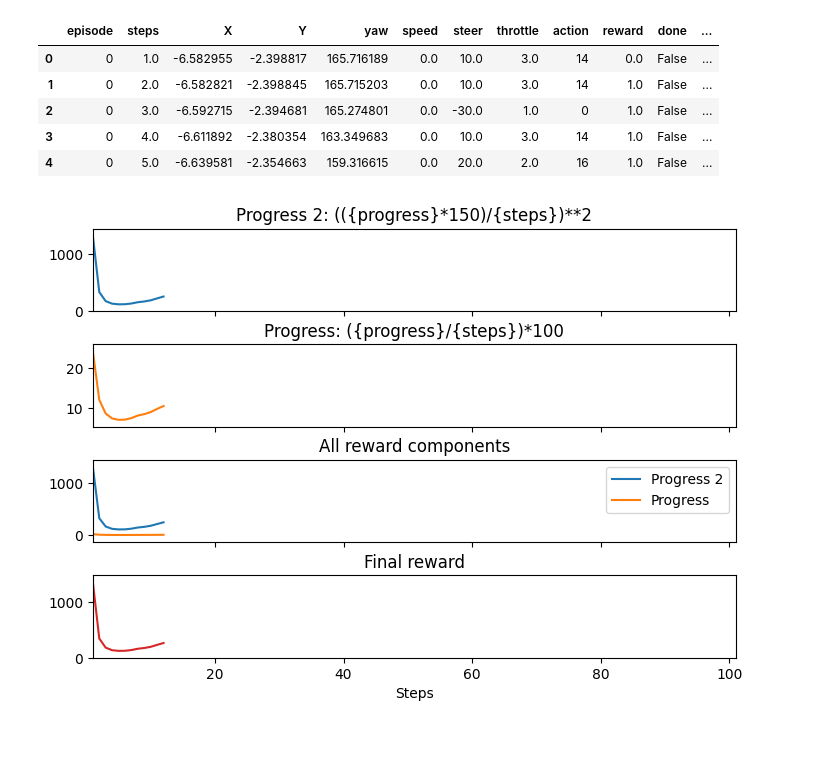
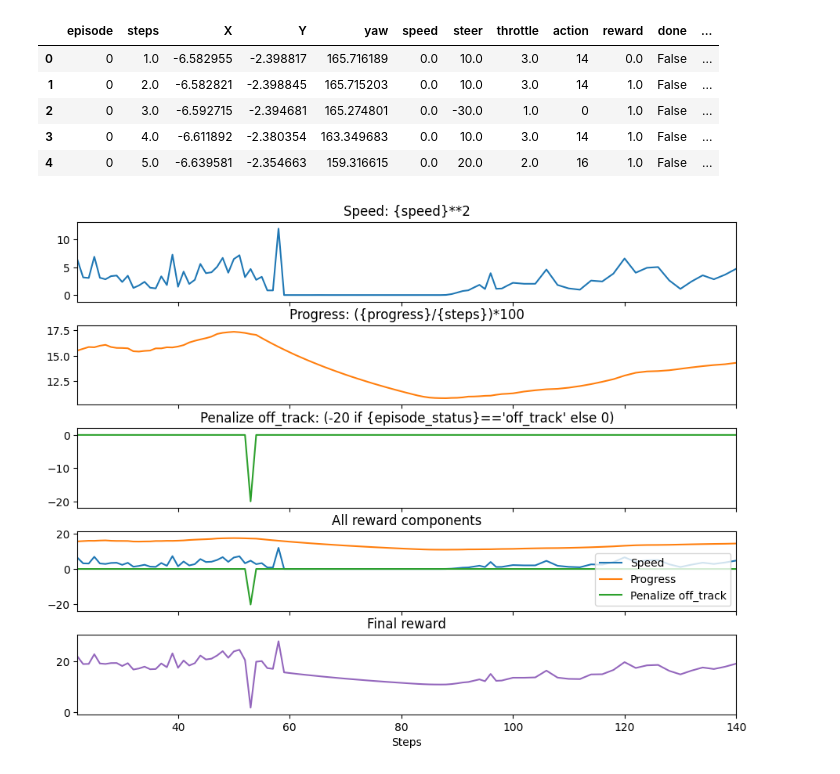
Before and after one commit to LeafarCoder/aws-deepracer-analyzer, a Jupyter notebook: deepracer_analyzer.ipynb, the cells around one changed output. Drawn from its saved outputs; the diff is of its cells as text; code cells hidden in the pictures; blank space fills up the shorter version.

```diff
--- a/deepracer_analyzer.ipynb
+++ b/deepracer_analyzer.ipynb
@@ -92,7 +92,7 @@ class Simulation():
         self.speed_color = (0, 255, 0)
 
         # Reward function plotting
-        self.fig = plt.figure(figsize=(7,5))
+        self.fig = plt.figure(figsize=(9,7))
         self.next_plot_idx = 0
         self.reward_components = {}
         self.num_step_visible_on_plot = 100
@@ -355,6 +355,9 @@ class Simulation():
         if self.key_pressed in [ord('s'), ord('S')]:
             self.overlay_action_space_heatmap = not self.overlay_action_space_heatmap
 
+
+    # The speed of the car is not provided in the logs and the throttle is not a good indicator of speed. Initially, I tried calculating it using the X-Y displacement per unit of time, but that didn't work well.
+    # The current implementation is to read the video stream which indicates the speed of the car at each frame on the lower-left corner. Before running the simulation, an OCR algorithm is run on the entire video and the speed values are added to the logs. This process takes a few minutes but only requires being run once per model log; on subsequent runs it automatically detects that the speed has been added already.
     def get_speed_timeseries(self):
         # check if speed timeseries was already collected
         if "speed" in self.evaluation_df.columns:
@@ -586,10 +589,10 @@ simulation_size = (640, 500)
 
 # Example of reward function components to be analyzed. Dictionary with schema "title": "expression"
 reward_components = {
-    # "Speed": "{speed}**2",
-    "Progress 2": "(({progress}*150)/{steps})**2",
+    "Speed": "{speed}**2",
+    # "Progress 2": "(({progress}*150)/{steps})**2",
     "Progress": "({progress}/{steps})*100",
-    # "Penalize off_track": "(-20 if {episode_status}=='off_track' else 0)"
+    "Penalize off_track": "(-20 if {episode_status}=='off_track' else 0)"
 }
 
 # Instantiate the Simulation
@@ -623,31 +626,31 @@ while sim.frame_number < sim.total_frame_count:
             continue
 
         # These key strokes are not allowed during pause, that's why they follow the pause
         sim.listen_for_key_strokes_after_pause()
 
         # If enough time has passed (considering the frame rate) since the last frame update, then update again
         time_elapsed = time.time() - sim.last_time_checkpoint
         if time_elapsed > 1./sim.frame_rate:
             sim.last_time_checkpoint = time.time()  # reset time
 
             frame = sim.update_simulation_display()
             break   # break from While(True)
 
     sim.frame_number +=1    # Advance frame
 
 # If any recording underway, the close it first
 if sim.record_simulation:
     sim.record_video_obj.release()
     sim.record_simulation = False
 
 # Present the closing frame:
 success, frame = sim.video.read()
 sim.write_text_with_border(frame, "Press any key to exit", (30, sim.window_h//2), cv2.FONT_HERSHEY_PLAIN, 3, (255,255,255), (0,0,0), 2, 3)
 cv2.imshow(video_path, frame)
 cv2.waitKey()
 
 # Close video and windows
 sim.video.release()
 cv2.destroyAllWindows()
 # %% [output]
-[figure, old version]
+[figure, new version]
```
Also changed, not shown: 4 other files.
